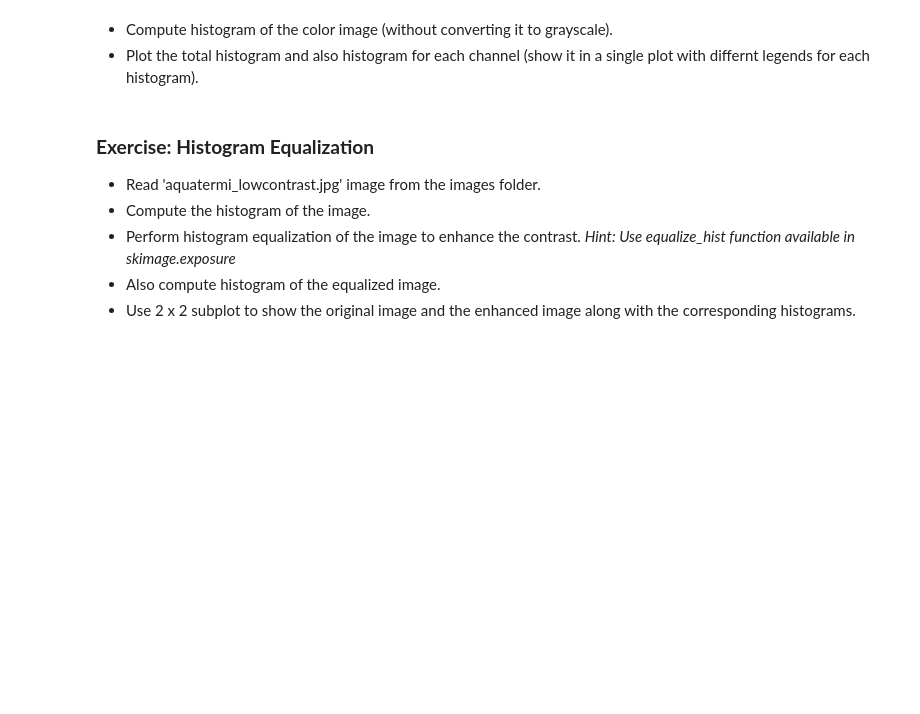
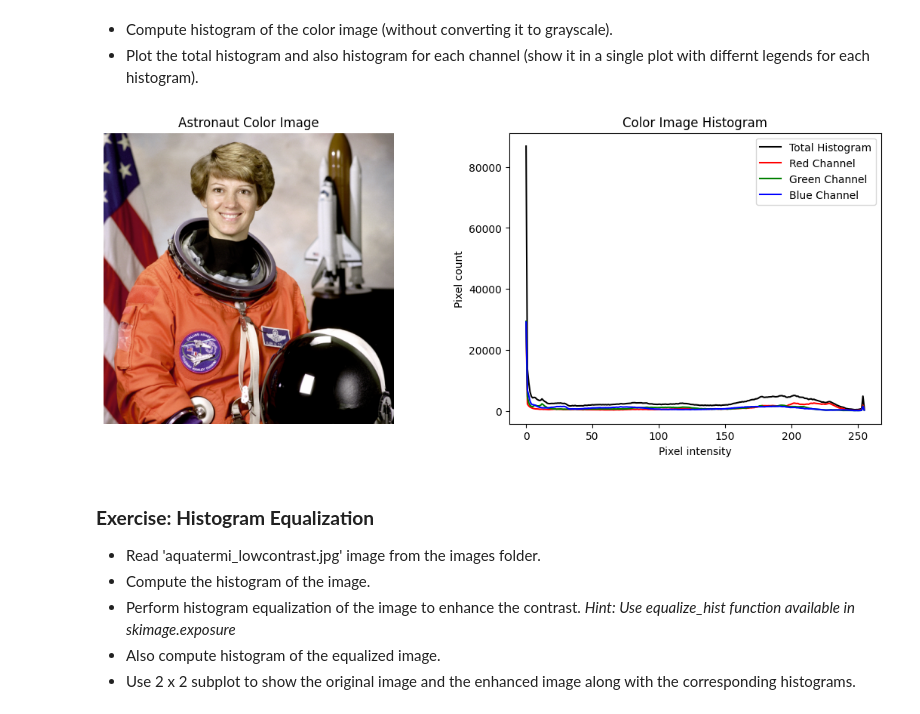
Before and after one commit to RamiSaad93/lab-computer-vision, a Jupyter notebook: main.ipynb, the cells around one changed output. Cells and saved outputs as stored; diff of their text form; code cells hidden in the pictures; blank space fills up the shorter version.

```diff
--- a/main.ipynb
+++ b/main.ipynb
@@ -248,6 +298,32 @@ plt.show()
 
 *   Compute histogram of the color image (without converting it to grayscale).
 *   Plot the total histogram and also histogram for each channel (show it in a single plot with differnt legends for each histogram).
+# %%
+hist_total, bins_total = exposure.histogram(astronaut)
+# %%
+hist_r, bins_r = exposure.histogram(astronaut[:, :, 0])
+hist_g, bins_g = exposure.histogram(astronaut[:, :, 1])
+hist_b, bins_b = exposure.histogram(astronaut[:, :, 2])
+# %%
+fig, axes = plt.subplots(1, 2, figsize=(14, 5))
+
+axes[0].imshow(astronaut)
+axes[0].set_title("Astronaut Color Image")
+axes[0].axis("off")
+
+axes[1].plot(bins_total, hist_total, color="black", label="Total Histogram")
+axes[1].plot(bins_r, hist_r, color="red", label="Red Channel")
+axes[1].plot(bins_g, hist_g, color="green", label="Green Channel")
+axes[1].plot(bins_b, hist_b, color="blue", label="Blue Channel")
+
+axes[1].set_title("Color Image Histogram")
+axes[1].set_xlabel("Pixel intensity")
+axes[1].set_ylabel("Pixel count")
+axes[1].legend()
+
+plt.show()
+# %% [output]
+[figure, added]
 # %% [markdown]
 ### **Exercise: Histogram Equalization**
 
```
Also changed, not shown: parts of 15 cells of this notebook.
